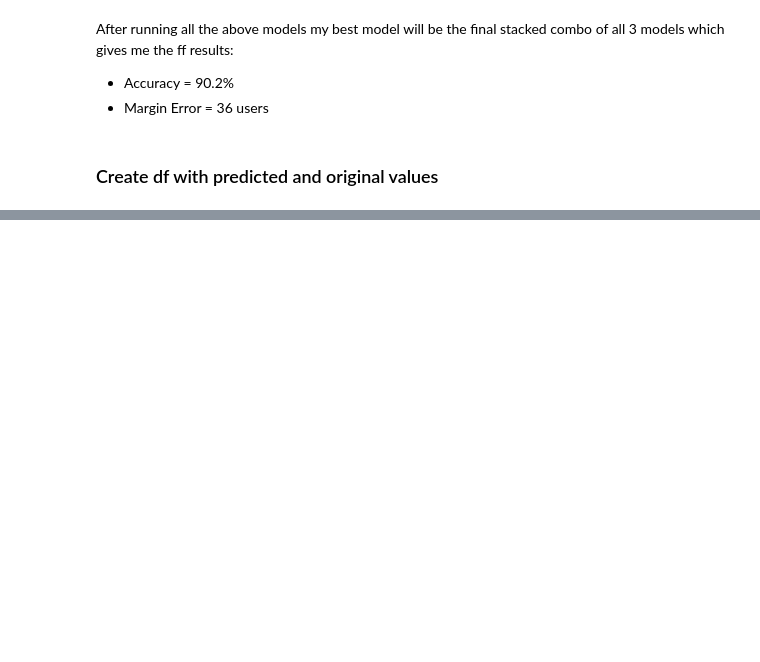
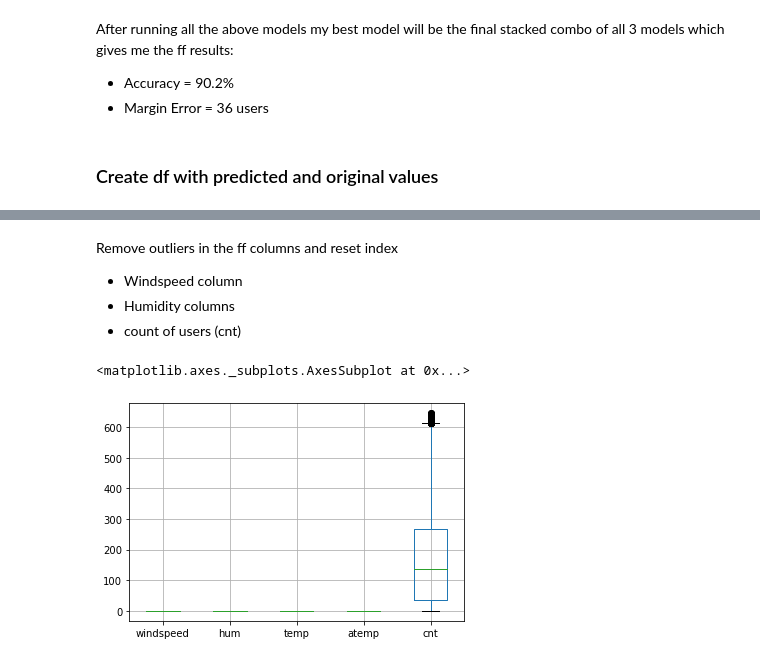
Before and after one commit to KofiSika/IronHack, a Jupyter notebook: Final_Project_IronHack/idea4_bike/Project_Work_Draft_day2_StandardScaler-Copy1.ipynb, the cells around one changed output, grey strips where cells are left out. Drawn from its saved outputs; the diff is of its cells as text; code cells hidden in the pictures; blank space fills up the shorter version.

```diff
--- a/Final_Project_IronHack/idea4_bike/Project_Work_Draft_day2_StandardScaler-Copy1.ipynb
+++ b/Final_Project_IronHack/idea4_bike/Project_Work_Draft_day2_StandardScaler-Copy1.ipynb
@@ -515,0 +535,28 @@ df_results
+# %% [markdown]
+Remove outliers in the ff columns and reset index
+- Windspeed column
+- Humidity columns
+- count of users (cnt)
+# %%
+Q1 = df1['windspeed'].quantile(0.25)
+Q3 = df1['windspeed'].quantile(0.75)
+IQR = Q3 - Q1
+
+df1 = df1[~((df1['windspeed'] < (Q1 - 1.5 * IQR)) |(df1['windspeed'] > (Q3 + 1.5 * IQR)))]
+# %%
+Q1 = df1['cnt'].quantile(0.25)
+Q3 = df1['cnt'].quantile(0.75)
+IQR = Q3 - Q1
+
+df1 = df1[~((df1['cnt'] < (Q1 - 1.5 * IQR)) |(df1['cnt'] > (Q3 + 1.5 * IQR)))]
+# %%
+Q1 = df1['hum'].quantile(0.25)
+Q3 = df1['hum'].quantile(0.75)
+IQR = Q3 - Q1
+
+df1 = df1[~((df1['hum'] < (Q1 - 1.5 * IQR)) |(df1['hum'] > (Q3 + 1.5 * IQR)))]
+# %%
+df1.boxplot(column=['windspeed','hum', 'temp','atemp','cnt'])
+# %% [output]
+<matplotlib.axes._subplots.AxesSubplot at 0x...>
+[figure, added]
```
Also changed, not shown: parts of 42 cells of this notebook, 52 other files.
